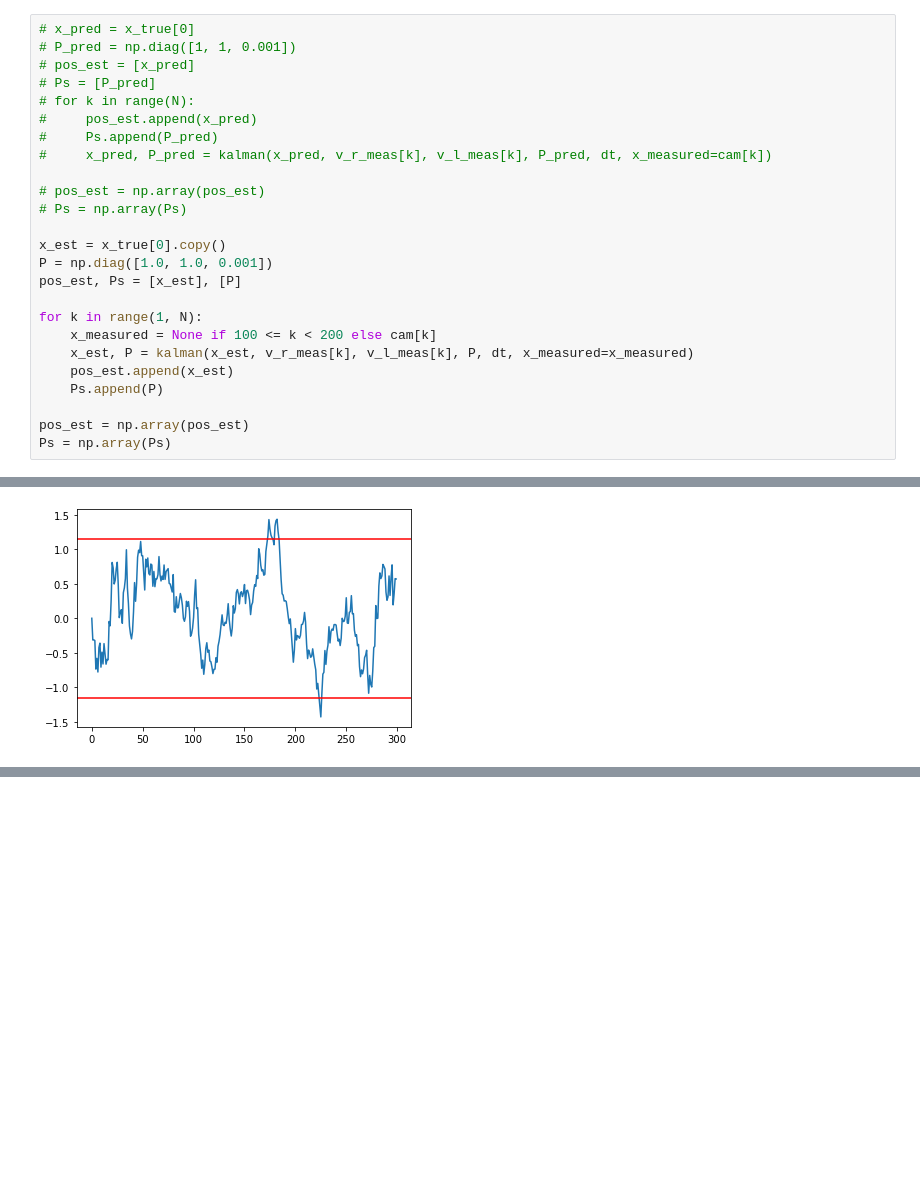
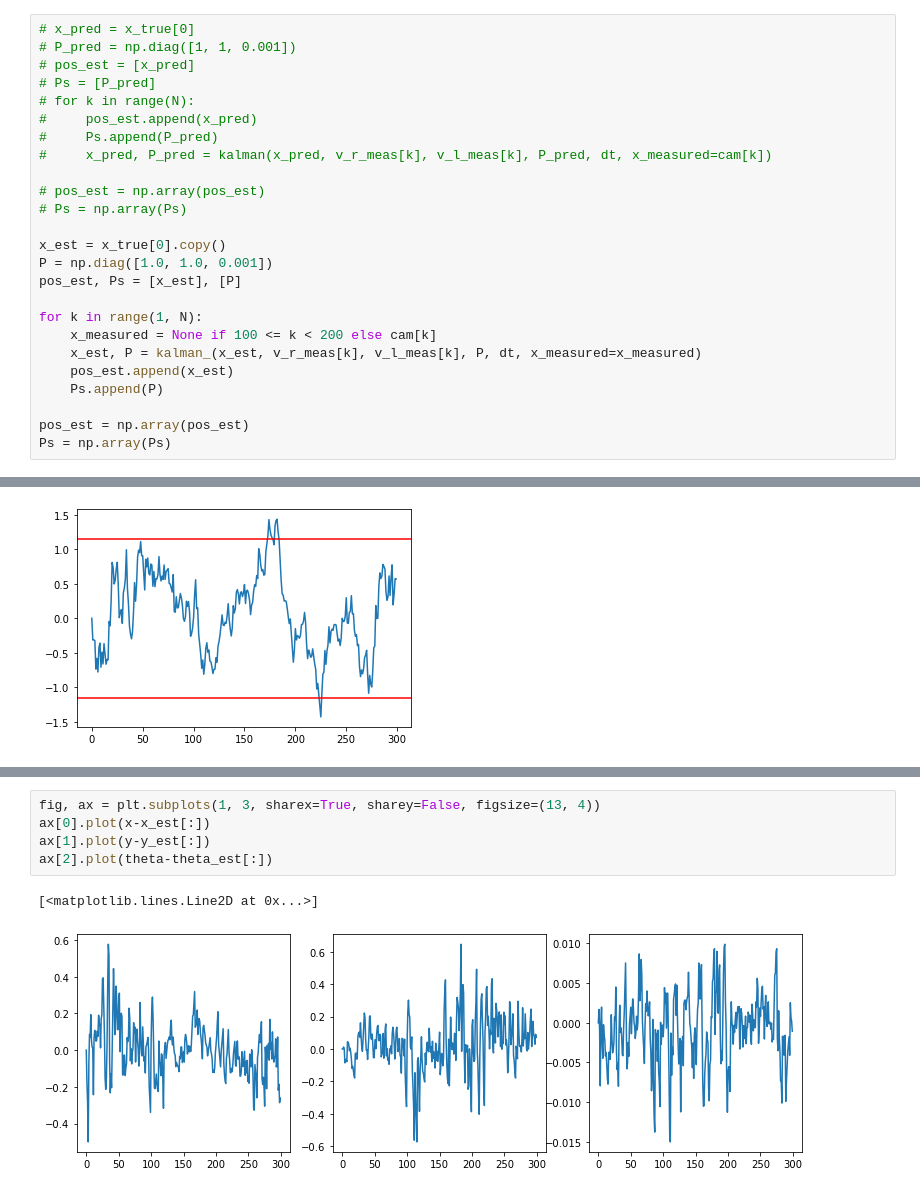
Before and after one commit to tiffanyguo8/MICRO-452, a Jupyter notebook: src/mrproject/kalman_test.ipynb, the cells around one changed output, grey strips where cells are left out. Drawn from its saved outputs; the diff is of its cells as text; blank space fills up the shorter version.

```diff
--- a/src/mrproject/kalman_test.ipynb
+++ b/src/mrproject/kalman_test.ipynb
@@ -143,7 +143,7 @@ pos_est, Ps = [x_est], [P]
 
 for k in range(1, N):
     x_measured = None if 100 <= k < 200 else cam[k]
-    x_est, P = kalman(x_est, v_r_meas[k], v_l_meas[k], P, dt, x_measured=x_measured)
+    x_est, P = kalman_(x_est, v_r_meas[k], v_l_meas[k], P, dt, x_measured=x_measured)
     pos_est.append(x_est)
     Ps.append(P)
 
@@ -267,0 +360,8 @@ plt.show()
+# %%
+fig, ax = plt.subplots(1, 3, sharex=True, sharey=False, figsize=(13, 4))
+ax[0].plot(x-x_est[:])
+ax[1].plot(y-y_est[:])
+ax[2].plot(theta-theta_est[:])
+# %% [output]
+[<matplotlib.lines.Line2D at 0x...>]
+[figure, added]
```
Also changed, not shown: parts of 10 cells of this notebook, 8 other files.
